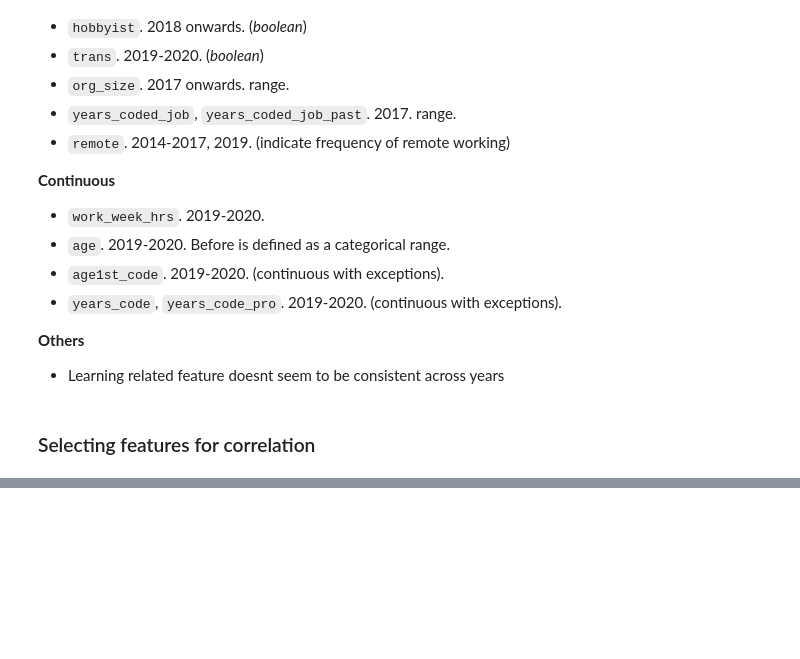
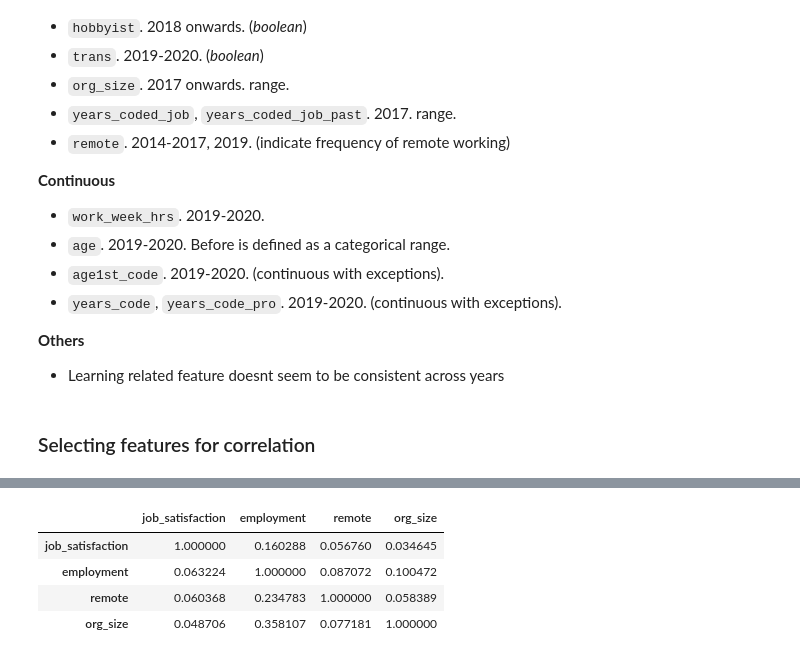
Before and after one commit to IsmaelMasharo/stack-overflow-survey-analysis, a Jupyter notebook: categorical_correlation.ipynb, the cells around one changed output, grey strips where cells are left out. Cells and saved outputs as stored; diff of their text form; code cells hidden in the pictures; blank space fills up the shorter version.

Commit message:
update job satisfaction labels imports

```diff
--- a/categorical_correlation.ipynb
+++ b/categorical_correlation.ipynb
@@ -846,0 +867,8 @@ associations(df_2019_categorical, theil_u=True, figsize=(12, 12));
+# %%
+corr_results['corr']
+# %% [output]
+|  | job_satisfaction | employment | remote | org_size |
+| job_satisfaction | 1.000000 | 0.160288 | 0.056760 | 0.034645 |
+| employment | 0.063224 | 1.000000 | 0.087072 | 0.100472 |
+| remote | 0.060368 | 0.234783 | 1.000000 | 0.058389 |
+| org_size | 0.048706 | 0.358107 | 0.077181 | 1.000000 |
```
Also changed, not shown: parts of 12 cells of this notebook, 3 other files.
